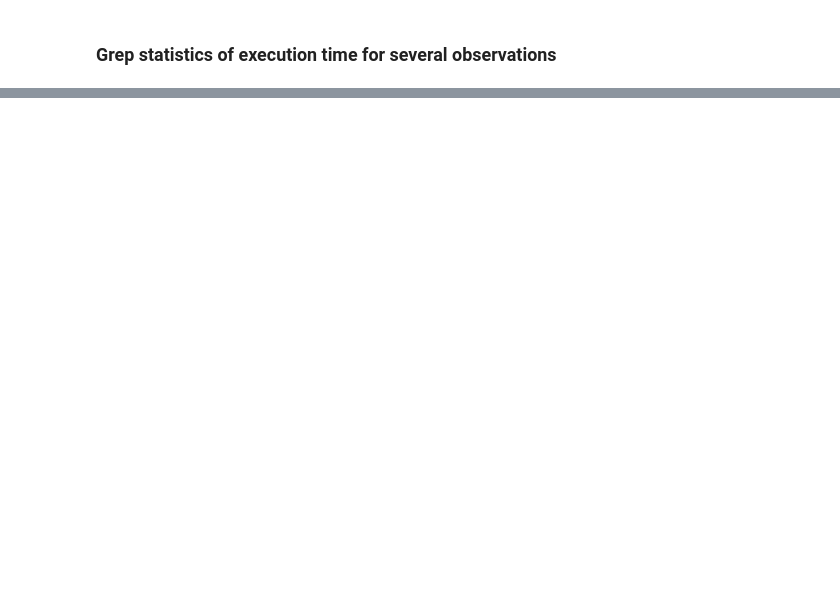
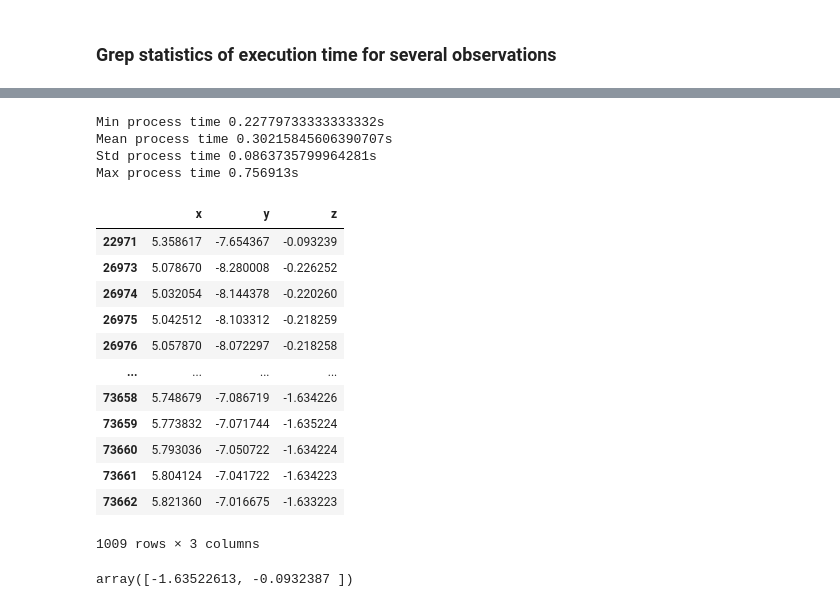
Before and after one commit to VirtualRoyalty/PointCloudSegmentation, a Jupyter notebook: obstacle-detection/examples/obstacle detection.ipynb, the cells around one changed output, grey strips where cells are left out. Saved outputs shown, nothing was run; the diff lists cells and outputs as text; code cells hidden in the pictures; blank space fills up the shorter version.

```diff
--- a/obstacle-detection/examples/obstacle detection.ipynb
+++ b/obstacle-detection/examples/obstacle detection.ipynb
@@ -431,0 +505,36 @@ plt.show()
+# %%
+time_stat = list(exec_time_dct.values())
+print('Min process time {}s'.format(min(oy_mean)))
+print('Mean process time {}s'.format(np.mean(oy_mean)))
+print('Std process time {}s'.format(np.std(oy_mean)))
+print('Max process time {}s'.format(max(oy_mean)))
+# %% [output]
+Min process time 0.22779733333333332s
+Mean process time 0.30215845606390707s
+Std process time 0.0863735799964281s
+Max process time 0.756913s
+# %%
+test = cluster_data[cluster_data.cluster_id == 7][['x', 'y', 'z']]
+# %%
+test
+# %% [output]
+|  | x | y | z |
+| 22971 | 5.358617 | -7.654367 | -0.093239 |
+| 26973 | 5.078670 | -8.280008 | -0.226252 |
+| 26974 | 5.032054 | -8.144378 | -0.220260 |
+| 26975 | 5.042512 | -8.103312 | -0.218259 |
+| 26976 | 5.057870 | -8.072297 | -0.218258 |
+| ... | ... | ... | ... |
+| 73658 | 5.748679 | -7.086719 | -1.634226 |
+| 73659 | 5.773832 | -7.071744 | -1.635224 |
+| 73660 | 5.793036 | -7.050722 | -1.634224 |
+| 73661 | 5.804124 | -7.041722 | -1.634223 |
+| 73662 | 5.821360 | -7.016675 | -1.633223 |
+1009 rows × 3 columns
+# %%
+z_val = test.agg({ 'x': ['min', 'max'],
+            'y': ['min', 'max'],
+            'z': ['min', 'max'] }).values[:,2]
+z_val
+# %% [output]
+array([-1.63522613, -0.0932387 ])
```
Also changed, not shown: parts of 29 cells of this notebook, 4 other files.
